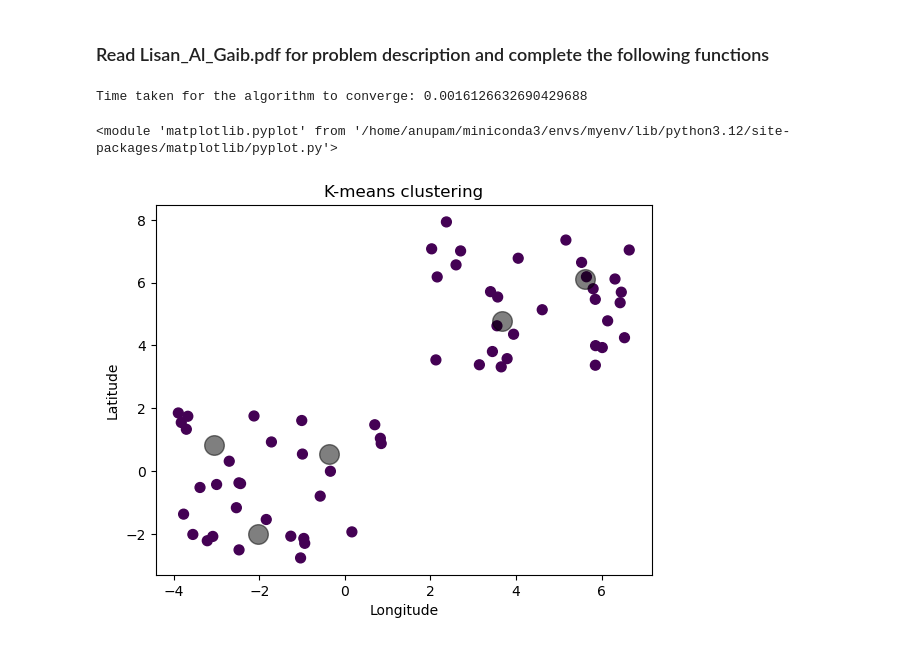
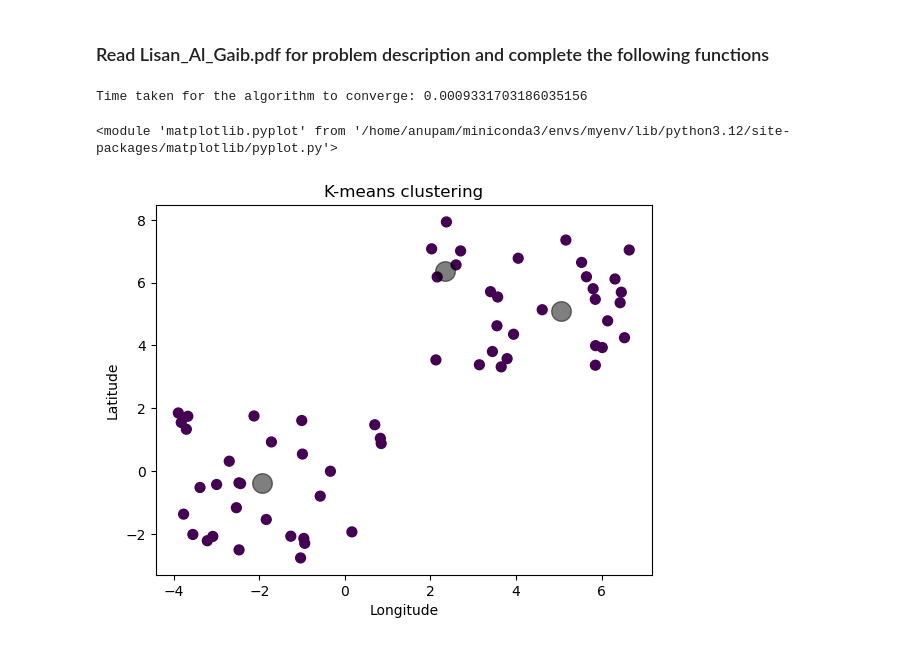
Before and after one commit to NoviceCoderInfinity/CPP_Assignment_2024, a Jupyter notebook: Assignments.ipynb, the cells around one changed output. Drawn from its saved outputs; the diff is of its cells as text; code cells hidden in the pictures.

```diff
--- a/Assignments.ipynb
+++ b/Assignments.ipynb
@@ -501,11 +501,11 @@ def visualise(data_path, labels, centers):
 # %%
 ### After you have completed the above functions, run the following code to generate the plot
 data_path = 'spice_locations.txt'
-K, init_centers = 5, None
+K, init_centers = 3, None
 centers, labels, time_taken = kmeans(data_path, K, init_centers)
 print('Time taken for the algorithm to converge:', time_taken)
 visualise(data_path, labels, centers)
 # %% [output]
-Time taken for the algorithm to converge: 0.0016126632690429688
+Time taken for the algorithm to converge: 0.0009331703186035156
 <module 'matplotlib.pyplot' from '/home/anupam/miniconda3/envs/myenv/lib/python3.12/site-packages/matplotlib/pyplot.py'>
-[figure, old version]
+[figure, new version]
```
